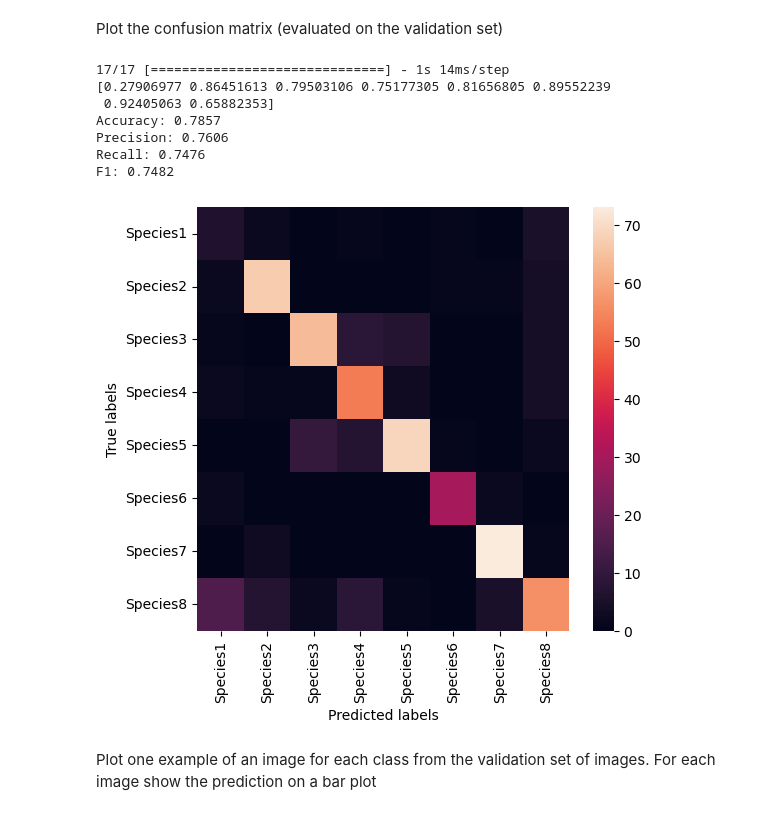
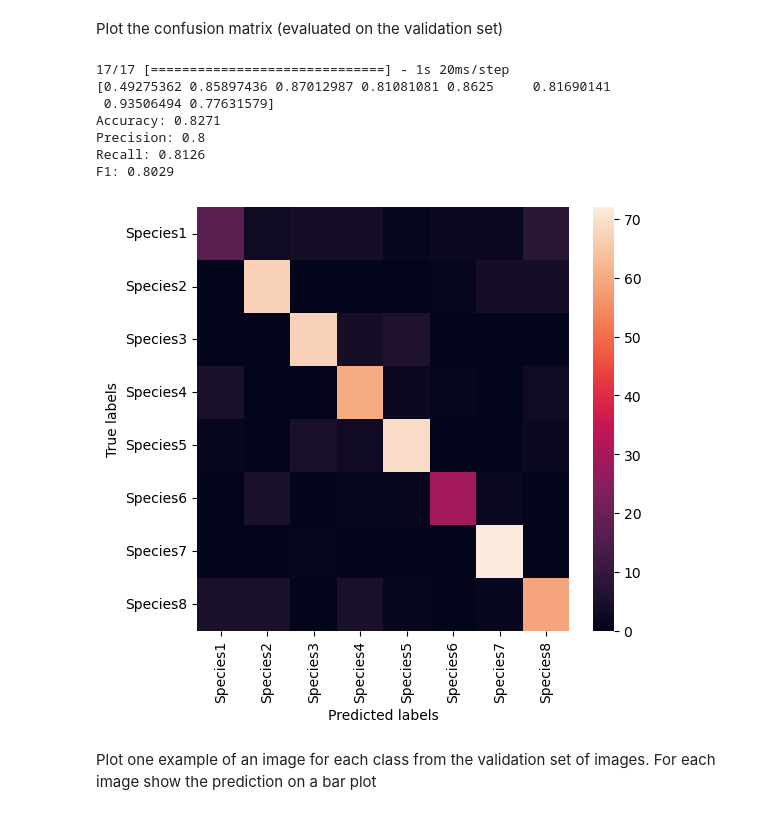
Before and after one commit to gabrieleginestroni/AN2DL-project-2022, a Jupyter notebook: Code/gab_2_weights.ipynb, the cells around one changed output. Drawn from its saved outputs; the diff is of its cells as text; code cells hidden in the pictures.

```diff
--- a/Code/gab_2_weights.ipynb
+++ b/Code/gab_2_weights.ipynb
@@ -110,8 +110,9 @@ gen = ImageDataGenerator(rotation_range = 90,
                          height_shift_range = 30,
                          width_shift_range = 30,
                          horizontal_flip = True,
-                         zoom_range=[0.7,2], # added zoom range
-                         fill_mode = 'reflect')
+                         zoom_range=[0.7,1.5], # added zoom range
+                         fill_mode = 'reflect'
+                         )
 
 #compute number of images to reach for each category in the training set
 required_expansion = 800
@@ -146,8 +147,9 @@ for i in range(0, len(classes)):
         aug_targets.append(target)
 
 # augmented dataset
-X_aug_train = np.concatenate((X_train, np.array(aug_samples, dtype=np.uint8)))
-y_aug_train = np.concatenate((y_train, np.array(aug_targets, dtype=np.uint8)))
+X_aug_train = np.concatenate((X_train, np.array(aug_samples)))
+y_aug_train = np.concatenate((y_train, np.array(aug_targets)))
+
 print(X_aug_train.shape, y_aug_train.shape)
 print(X_aug_train.dtype, y_aug_train.dtype, sep=", ")
 print(y_aug_train[0])
@@ -317,9 +294,13 @@ def build_conv_dense_model(input_shape):
 Train the model
 # %%
 # first convolutional model
-model = build_conv_dense_model(input_shape)
+model = build_model(input_shape)
+
+# Use the supernet only as feature extractor (eventually apply fine tuning)
+model.get_layer('inception_v3').trainable = True
+for i, layer in enumerate(model.get_layer('inception_v3').layers[:-25]):
+  layer.trainable=False
 
 model.summary()
-
 #visualkeras.layered_view(model, legend=True, spacing=20, scale_xy=10)
 # %% [output]
@@ -342,18 +323,18 @@ Non-trainable params: 0
 _________________________________________________________________
 # %%
-from tensorflow.keras.applications.vgg16 import preprocess_input
-X_train_tl = np.array(preprocess_input(X_aug_train), dtype=np.uint8)
-X_val_tl = np.array(preprocess_input(X_val), dtype=np.uint8)
+from tensorflow.keras.applications.inception_v3 import preprocess_input
+X_train_tl = np.array(preprocess_input(X_aug_train))
+X_val_tl = np.array(preprocess_input(X_val))
 
 # training
 history = model.fit(
-    x = X_aug_train,
+    x = X_train_tl,
     y = y_aug_train,
-
+    class_weight= class_weights,
     batch_size = batch_size,
     epochs = epochs,
-    validation_data = (X_val, y_val),
-    callbacks = [tfk.callbacks.EarlyStopping(monitor='val_accuracy', mode='max', patience=30, restore_best_weights=True)]
+    validation_data = (X_val_tl, y_val),
+    callbacks = [tfk.callbacks.EarlyStopping(monitor='val_accuracy', mode='max', patience=50, restore_best_weights=True)]
 ).history
 # %% [output]
 Epoch 1/400
@@ -397,33 +378,33 @@ plt.show()
 # %% [markdown]
 Plot the confusion matrix (evaluated on the validation set)
 # %%
-predictions = model.predict(X_val)
+predictions = model.predict(X_val_tl)
 cm = confusion_matrix(np.argmax(y_val, axis=-1), np.argmax(predictions, axis=-1))
 
 accuracy = accuracy_score(np.argmax(y_val, axis=-1), np.argmax(predictions, axis=-1))
 precision = precision_score(np.argmax(y_val, axis=-1), np.argmax(predictions, axis=-1), average='macro')
 recall = recall_score(np.argmax(y_val, axis=-1), np.argmax(predictions, axis=-1), average='macro')
 f1 = f1_score(np.argmax(y_val, axis=-1), np.argmax(predictions, axis=-1), average='macro')
 print(f1_score(np.argmax(y_val, axis=-1), np.argmax(predictions, axis=-1), average=None))
 print('Accuracy:',accuracy.round(4))
 print('Precision:',precision.round(4))
 print('Recall:',recall.round(4))
 print('F1:',f1.round(4))
 
 plt.figure(figsize=(6,5.5))
 sns.heatmap(cm.T, xticklabels=labels, yticklabels=labels)
 plt.ylabel('True labels')
 plt.xlabel('Predicted labels')
 plt.show()
 # %% [output]
-17/17 [==============================] - 1s 14ms/step
-[0.27906977 0.86451613 0.79503106 0.75177305 0.81656805 0.89552239
- 0.92405063 0.65882353]
-Accuracy: 0.7857
-Precision: 0.7606
-Recall: 0.7476
-F1: 0.7482
+17/17 [==============================] - 1s 20ms/step
+[0.49275362 0.85897436 0.87012987 0.81081081 0.8625     0.81690141
+ 0.93506494 0.77631579]
+Accuracy: 0.8271
+Precision: 0.8
+Recall: 0.8126
+F1: 0.8029
-[figure, old version]
+[figure, new version]
 # %% [markdown]
 Plot one example of an image for each class from the validation set of images.
 For each image show the prediction on a bar plot
```
Also changed, not shown: parts of 7 cells of this notebook.
